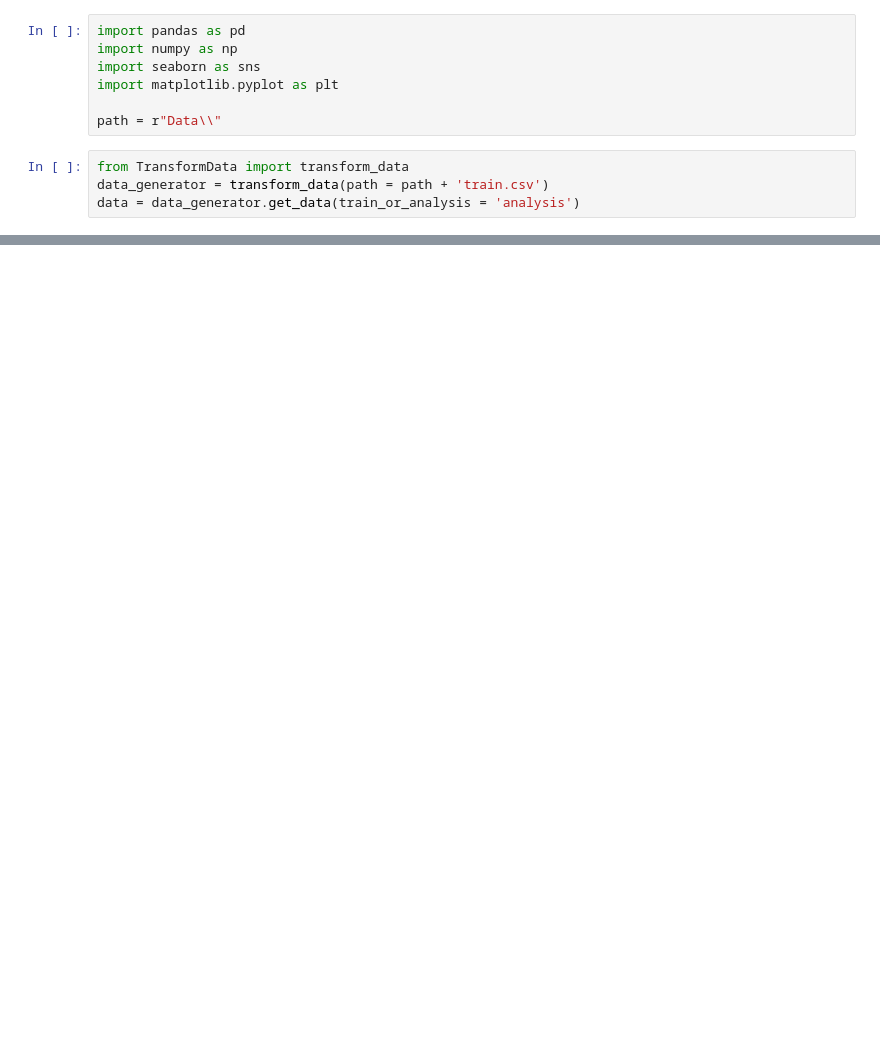
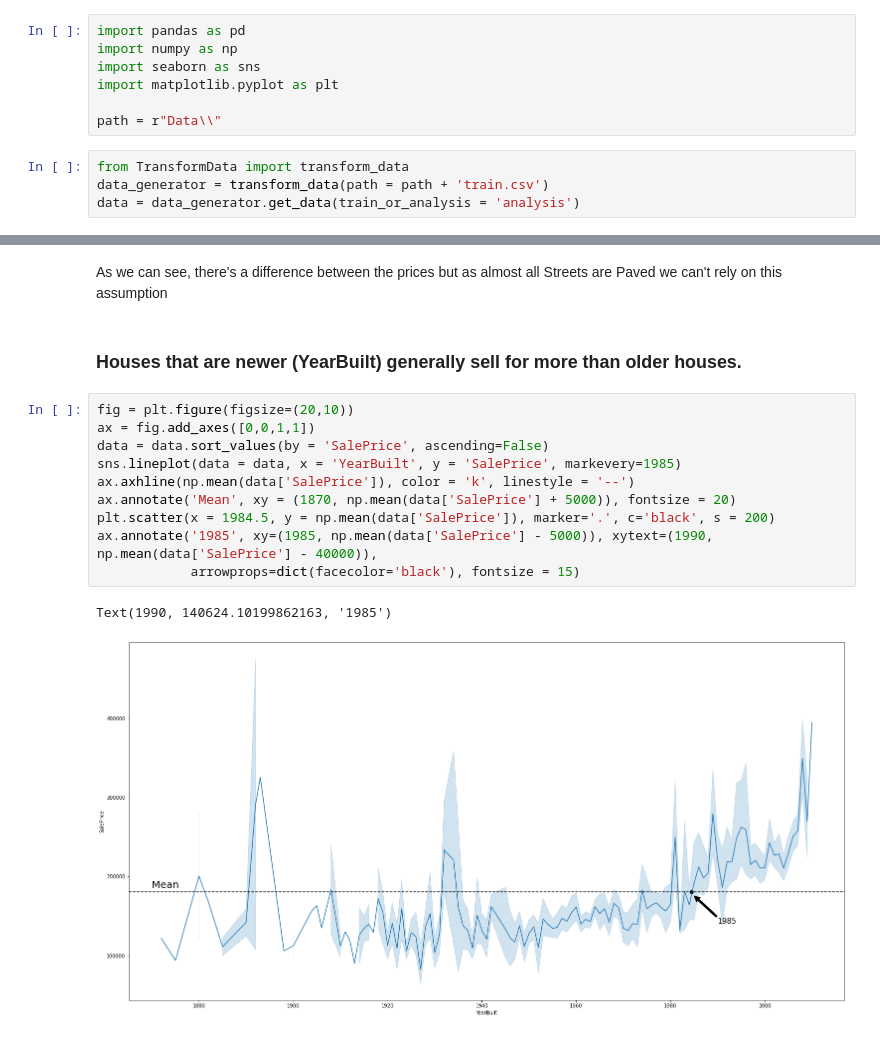
Before and after one commit to NathanBitu/House-Price-Regression, a Jupyter notebook: EDA.ipynb, the cells around one changed output, grey strips where cells are left out. Cells and saved outputs as stored; diff of their text form; blank space fills up the shorter version.

```diff
--- a/EDA.ipynb
+++ b/EDA.ipynb
@@ -16,0 +44,17 @@ sns.displot(data.SalePrice, kde = True)
+# %% [markdown]
+As we can see, there's a difference between the prices but as almost all Streets are Paved we can't rely on this assumption
+# %% [markdown]
+### Houses that are newer (YearBuilt) generally sell for more than older houses.
+# %%
+fig = plt.figure(figsize=(20,10))
+ax = fig.add_axes([0,0,1,1])
+data = data.sort_values(by = 'SalePrice', ascending=False)
+sns.lineplot(data = data, x = 'YearBuilt', y = 'SalePrice', markevery=1985)
+ax.axhline(np.mean(data['SalePrice']), color = 'k', linestyle = '--')
+ax.annotate('Mean', xy = (1870, np.mean(data['SalePrice'] + 5000)), fontsize = 20)
+plt.scatter(x = 1984.5, y = np.mean(data['SalePrice']), marker='.', c='black', s = 200)
+ax.annotate('1985', xy=(1985, np.mean(data['SalePrice'] - 5000)), xytext=(1990, np.mean(data['SalePrice'] - 40000)),
+            arrowprops=dict(facecolor='black'), fontsize = 15)
+# %% [output]
+Text(1990, 140624.10199862163, '1985')
+[figure, added]
```
Also changed, not shown: parts of 12 cells of this notebook, 1 other file.
